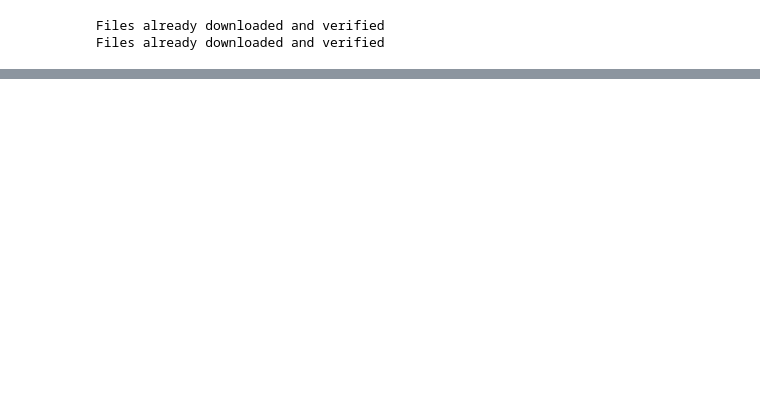
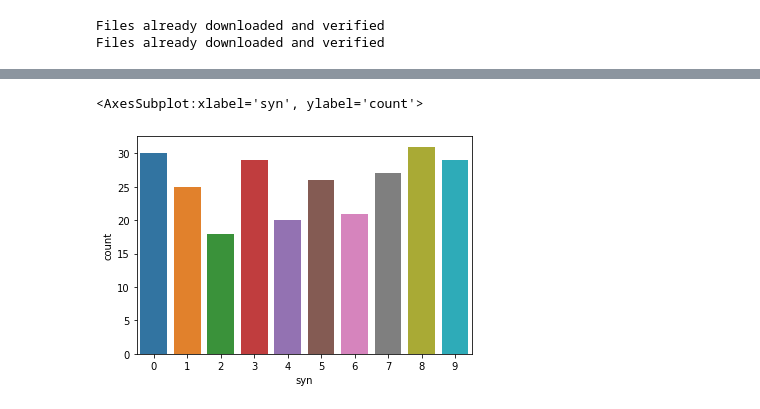
Before and after one commit to ljrprocc/DataFree, a Jupyter notebook: notebooks/Distribution_analysis.ipynb, the cells around one changed output, grey strips where cells are left out. Saved outputs shown, nothing was run; the diff lists cells and outputs as text; code cells hidden in the pictures; blank space fills up the shorter version.

```diff
--- a/notebooks/Distribution_analysis.ipynb
+++ b/notebooks/Distribution_analysis.ipynb
@@ -66,0 +188,5 @@ for idx in random_idx:
+# %%
+sns.countplot(x='syn', data=b)
+# %% [output]
+<AxesSubplot:xlabel='syn', ylabel='count'>
+[figure, added]
```
Also changed, not shown: parts of 26 cells of this notebook, 7 other files.
